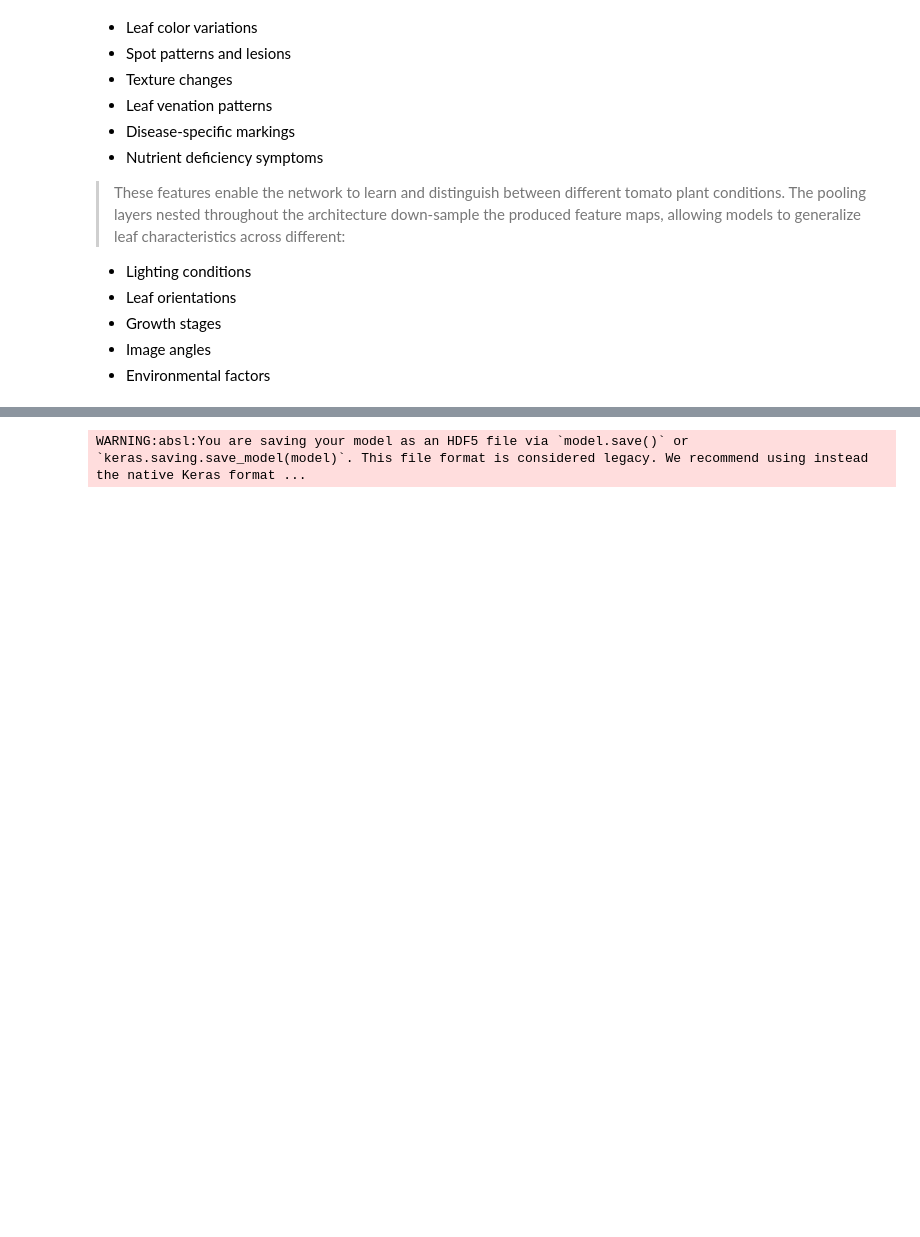
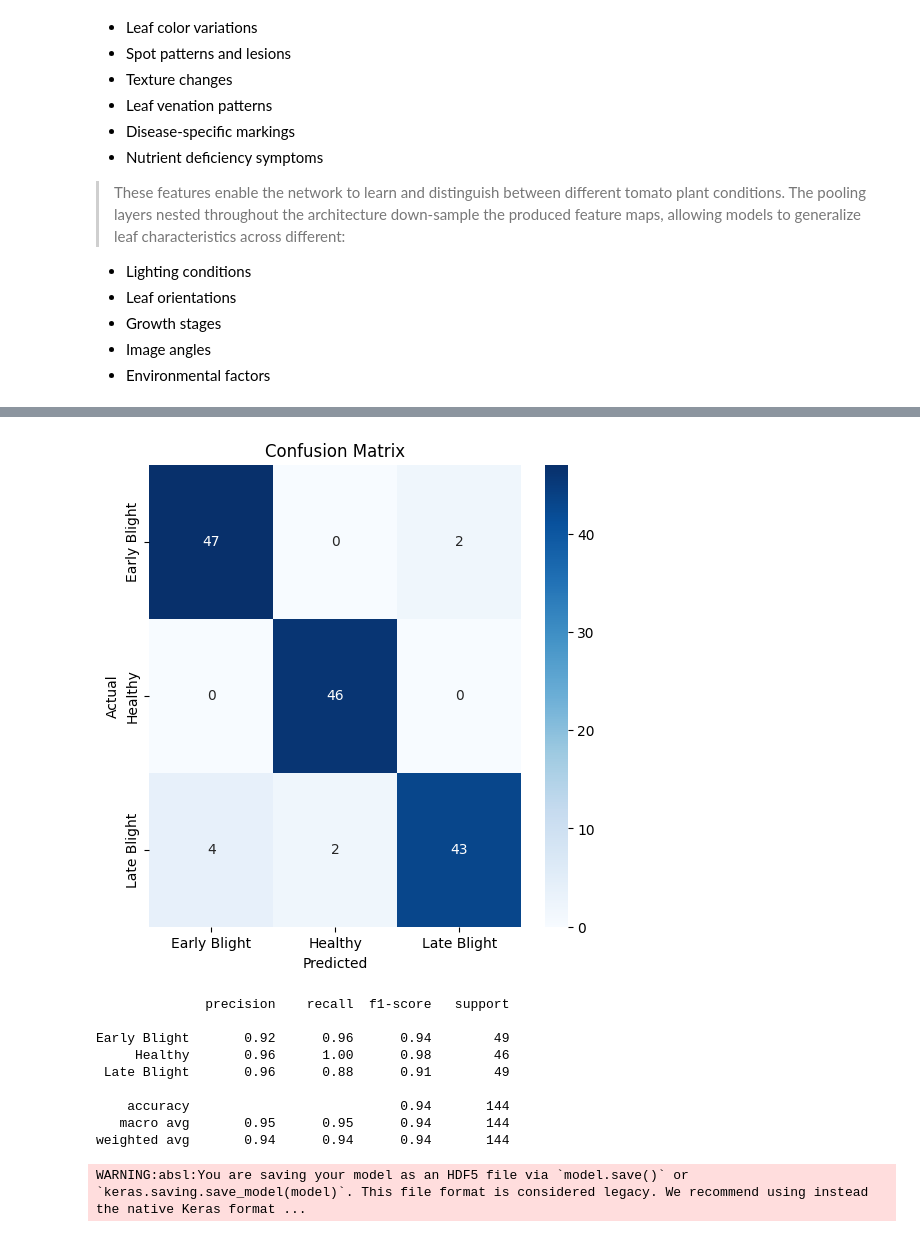
Before and after one commit to KAREN154/PlantPathoDetect-, a Jupyter notebook: Potato_Classification_Inception_&_DenseNet.ipynb, the cells around one changed output, grey strips where cells are left out. Cells and saved outputs as stored; diff of their text form; code cells hidden in the pictures; blank space fills up the shorter version.

Commit message:
Add POtato Inception and Densenet model

```diff
--- a/Potato_Classification_Inception_&_DenseNet.ipynb
+++ b/Potato_Classification_Inception_&_DenseNet.ipynb
@@ -45,9 +45,12 @@ from tensorflow.keras.optimizers import Adam
 from tensorflow.keras.preprocessing.image import ImageDataGenerator
 from tensorflow.keras.callbacks import EarlyStopping, ReduceLROnPlateau
 import matplotlib.pyplot as plt
+import numpy as np
+import seaborn as sns
+from sklearn.metrics import confusion_matrix, classification_report
 
 class FastInceptionV3:
-    def __init__(self, input_shape=(150, 150, 3), num_classes=3):  # Reduced input size, 3 classes
+    def __init__(self, input_shape=(128, 128, 3), num_classes=3):  # Reduced input size
         self.input_shape = input_shape
         self.num_classes = num_classes
         self.model = None
@@ -63,8 +66,8 @@ class FastInceptionV3:
         # Custom layers (Reduced complexity)
         x = base_model.output
         x = GlobalAveragePooling2D()(x)
-        x = Dense(256, activation='relu')(x)  # Reduced from 512 to 256
-        x = Dropout(0.3)(x)  # Reduced dropout from 0.5 to 0.3
+        x = Dense(128, activation='relu')(x)  # Reduced from 256 to 128
+        x = Dropout(0.2)(x)  # Reduced dropout
         predictions = Dense(self.num_classes, activation='softmax')(x)
 
         self.model = Model(inputs=base_model.input, outputs=predictions)
@@ -75,7 +78,7 @@ class FastInceptionV3:
             metrics=['accuracy']
         )
 
-    def train_model(self, train_dir, val_dir, batch_size=128, epochs=5):  # Larger batch size, fewer epochs
+    def train_model(self, train_dir, val_dir, batch_size=32, epochs=3):  # Lower batch, fewer epochs
         if self.model is None:
             self.build_model()
 
@@ -83,9 +86,8 @@ class FastInceptionV3:
 
         train_datagen = ImageDataGenerator(
             rescale=1./255,
-            rotation_range=20,  # Reduced for speed
-            width_shift_range=0.1,
-            height_shift_range=0.1,
+            width_shift_range=0.05,  # Reduced for speed
+            height_shift_range=0.05,
             horizontal_flip=True
         )
         val_datagen = ImageDataGenerator(rescale=1./255)
@@ -98,19 +100,20 @@ class FastInceptionV3:
         )
 
         if train_generator.num_classes != self.num_classes:
-            raise ValueError(f"Mismatch: Dataset has {train_generator.num_classes} classes, but model expects {self.num_classes}")
+            raise ValueError(f"Dataset has {train_generator.num_classes} classes, but model expects {self.num_classes}")
 
-        early_stopping = EarlyStopping(monitor='val_loss', patience=3, restore_best_weights=True)
-        reduce_lr = ReduceLROnPlateau(monitor='val_loss', patience=2, factor=0.3, min_lr=1e-5)
+        early_stopping = EarlyStopping(monitor='val_loss', patience=2, restore_best_weights=True)
+        reduce_lr = ReduceLROnPlateau(monitor='val_loss', patience=1, factor=0.3, min_lr=1e-5)
 
         self.history = self.model.fit(
             train_generator,
             epochs=epochs,
             validation_data=val_generator,
             callbacks=[early_stopping, reduce_lr]
+
         )
 
-    def evaluate_model(self, test_dir, batch_size=128):
+    def evaluate_model(self, test_dir, batch_size=32):
         if self.model is None:
             raise ValueError("Build and train the model first.")
 
@@ -118,12 +121,43 @@ class FastInceptionV3:
         test_datagen = ImageDataGenerator(rescale=1./255)
 
         test_generator = test_datagen.flow_from_directory(
-            test_dir, target_size=IMAGE_SIZE, batch_size=batch_size, class_mode='categorical'
+            test_dir, target_size=IMAGE_SIZE, batch_size=batch_size, class_mode='categorical', shuffle=False
         )
 
         test_loss, test_accuracy = self.model.evaluate(test_generator)
         print(f'Test Accuracy: {test_accuracy:.2f}')
         return test_loss, test_accuracy
+
+    def plot_confusion_matrix(self, test_dir, batch_size=32):
+        if self.model is None:
+            raise ValueError("Train the model first.")
+
+        IMAGE_SIZE = self.input_shape[:2]
+        test_datagen = ImageDataGenerator(rescale=1./255)
+
+        test_generator = test_datagen.flow_from_directory(
+            test_dir, target_size=IMAGE_SIZE, batch_size=batch_size, class_mode='categorical', shuffle=False
+        )
+
+        # Get true labels and predictions
+        true_labels = test_generator.classes
+        predictions = self.model.predict(test_generator)
+        predicted_labels = np.argmax(predictions, axis=1)
+
+        # Compute confusion matrix
+        cm = confusion_matrix(true_labels, predicted_labels)
+        class_labels = list(test_generator.class_indices.keys())
+
+        # Plot confusion matrix
+        plt.figure(figsize=(6,6))
+        sns.heatmap(cm, annot=True, fmt="d", cmap="Blues", xticklabels=class_labels, yticklabels=class_labels)
+        plt.xlabel("Predicted")
+        plt.ylabel("Actual")
+        plt.title("Confusion Matrix")
+        plt.show()
+
+        # Print classification report
+        print(classification_report(true_labels, predicted_labels, target_names=class_labels))
 
 # Instantiate and run the optimized model
 fast_model = FastInceptionV3()
@@ -136,8 +170,14 @@ train_dir = '/content/drive/MyDrive/PlantPathoDetect-/data/Potato/Train_augmente
 val_dir = '/content/drive/MyDrive/PlantPathoDetect-/data/Potato/Val'
 test_dir = '/content/drive/MyDrive/PlantPathoDetect-/data/Potato/Test'
 
-# Train with optimized parameters (should finish within 1 hour)
-fast_model.train_model(train_dir, val_dir, batch_size=128, epochs=5)
+# Train with optimized parameters (should finish within ~1 hour on CPU)
+fast_model.train_model(train_dir, val_dir, batch_size=32, epochs=8)
+
+# Evaluate the model
+test_loss, test_accuracy = fast_model.evaluate_model(test_dir)
+
+# Plot confusion matrix
+fast_model.plot_confusion_matrix(test_dir)
 # %% [output]
 Found 17106 images belonging to 3 classes.
 Found 1282 images belonging to 3 classes.
@@ -145,0 +199,10 @@ Epoch 1/5
+[figure, added]
+              precision    recall  f1-score   support
+
+Early Blight       0.92      0.96      0.94        49
+     Healthy       0.96      1.00      0.98        46
+ Late Blight       0.96      0.88      0.91        49
+
+    accuracy                           0.94       144
+   macro avg       0.95      0.95      0.94       144
+weighted avg       0.94      0.94      0.94       144
```
Also changed, not shown: parts of 9 cells of this notebook.
